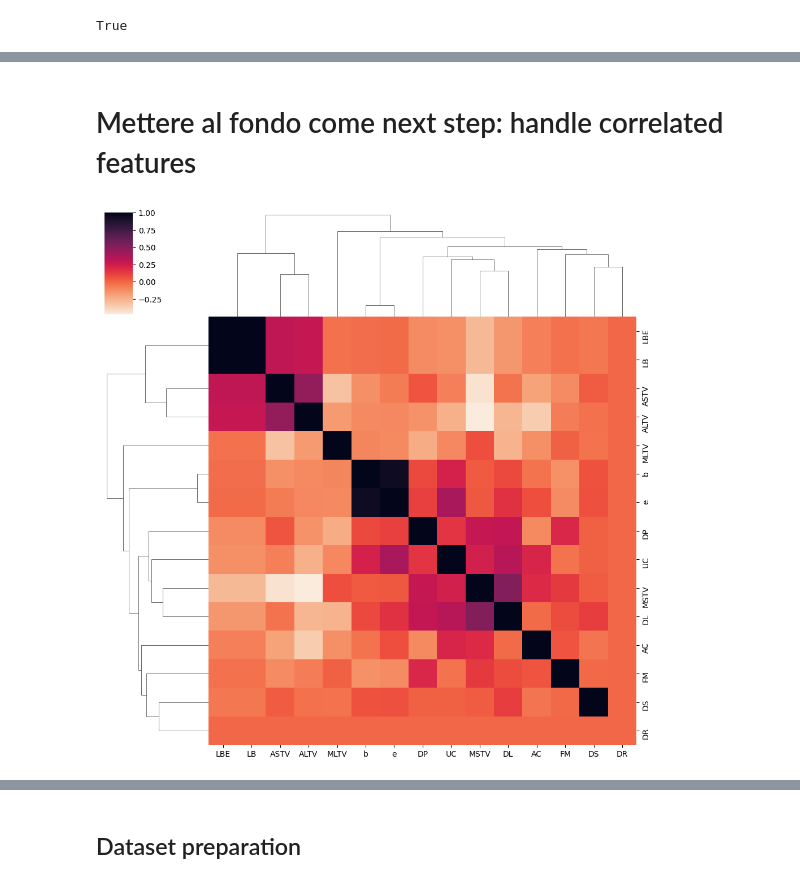
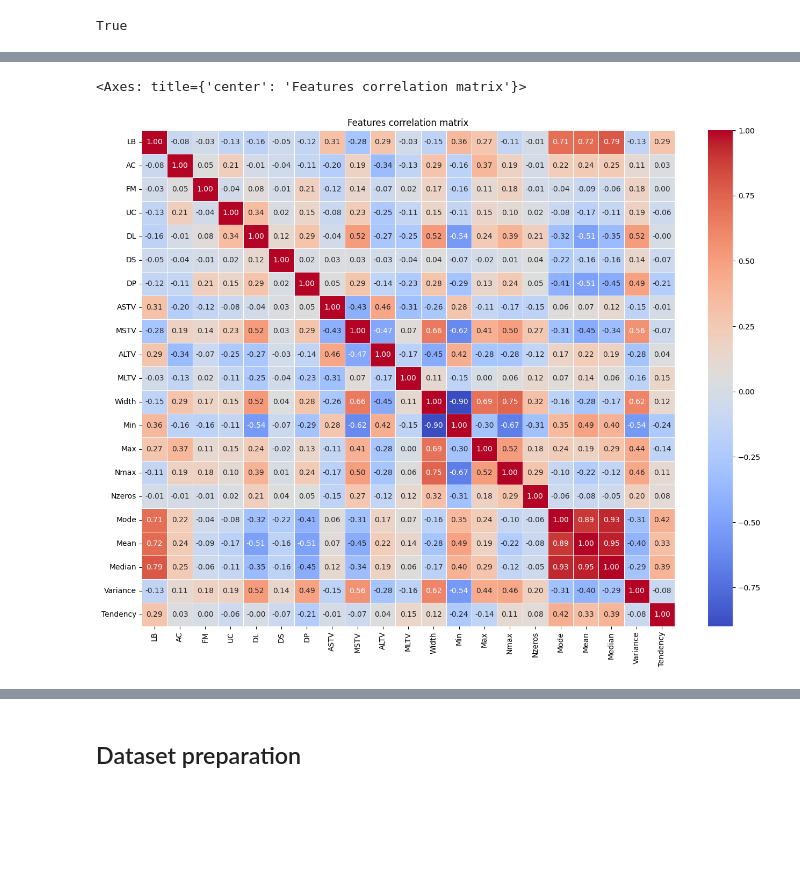
Before and after one commit to RedericoFocco/EniDataChallenge, a Jupyter notebook: EniDataChallenge.ipynb, the cells around one changed output, grey strips where cells are left out. Drawn from its saved outputs; the diff is of its cells as text; code cells hidden in the pictures; blank space fills up the shorter version.

```diff
--- a/EniDataChallenge.ipynb
+++ b/EniDataChallenge.ipynb
@@ -128,0 +75,2 @@ corr_m = df_raw_measures_no_aggregates.corr().fillna(0) # DR is removed since p(
+# %%
+features = pd.read_excel(file_path, usecols='J:J',sheet_name='Description', skiprows=5, nrows=21)['Features'].tolist()
@@ -129,2 +79,4 @@ corr_m = df_raw_measures_no_aggregates.corr().fillna(0) # DR is removed since p(
+# %%
+df_raw_measures = df_raw.loc[:,features]
 # %%
-corr_m
+corr_m=df_raw_measures.corr()
@@ -153,7 +82,0 @@ False
-# %% [markdown]
-# Mettere al fondo come next step: handle correlated features
-# %%
-import seaborn as sns
-sns_plot = sns.clustermap(corr_m, cmap="rocket_r")
-# %% [output]
-[figure, removed]
@@ -167,3 +83,11 @@ target_col = [""]
+# %%
+import seaborn as sns
+fig,ax=plt.subplots(figsize=(16,12))
+ax.set_title("Features correlation matrix")
+sns.heatmap(corr_m, annot=True, ax=ax,cmap='coolwarm', fmt=".2f", linewidths=0.5)
+# %% [output]
+<Axes: title={'center': 'Features correlation matrix'}>
+[figure, added]
 # %%
 import scipy as sp
 
```
Also changed, not shown: parts of 95 cells of this notebook, 11 other files.
